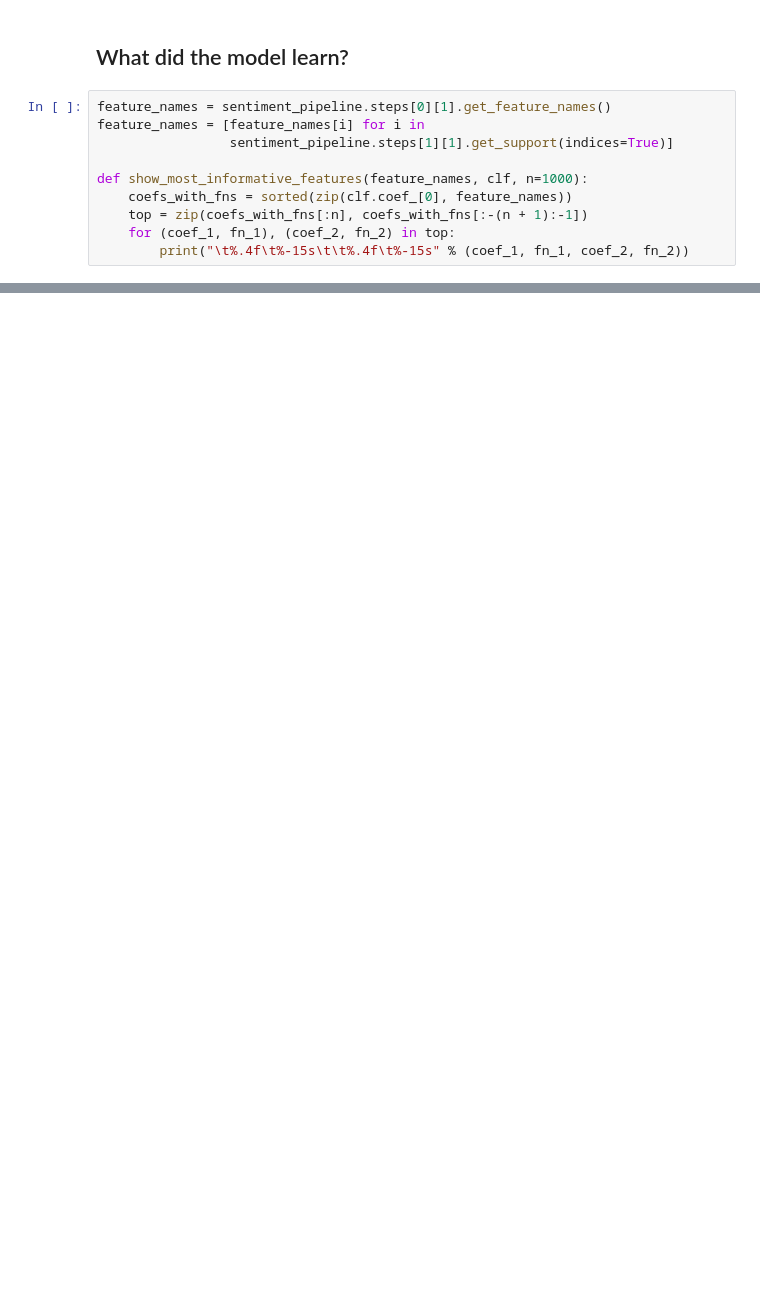
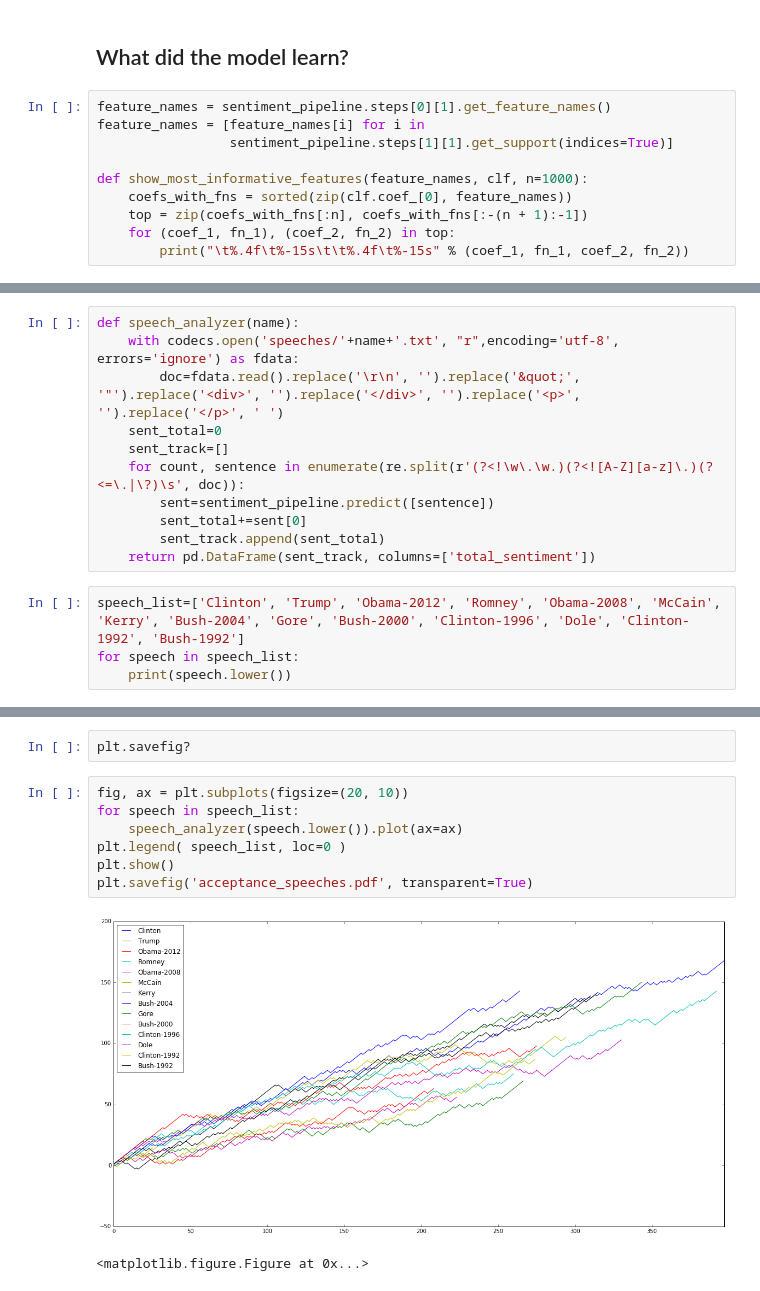
Before and after one commit to spm2164/beepo, a Jupyter notebook: election sentiment/sentiment.ipynb, the cells around one changed output, grey strips where cells are left out. Cells and saved outputs as stored; diff of their text form; blank space fills up the shorter version.

Commit message:
added finished notebook and speeches

```diff
--- a/election sentiment/sentiment.ipynb
+++ b/election sentiment/sentiment.ipynb
@@ -133,0 +256,15 @@ show_most_informative_features(feature_names, sentiment_pipeline.steps[2][1], n=
+# %%
+def speech_analyzer(name):
+    with codecs.open('speeches/'+name+'.txt', "r",encoding='utf-8', errors='ignore') as fdata:
+        doc=fdata.read().replace('\r\n', '').replace('&quot;', '"').replace('<div>', '').replace('</div>', '').replace('<p>', '').replace('</p>', ' ')
+    sent_total=0
+    sent_track=[]
+    for count, sentence in enumerate(re.split(r'(?<!\w\.\w.)(?<![A-Z][a-z]\.)(?<=\.|\?)\s', doc)):
+        sent=sentiment_pipeline.predict([sentence])
+        sent_total+=sent[0]
+        sent_track.append(sent_total)
+    return pd.DataFrame(sent_track, columns=['total_sentiment'])
+# %%
+speech_list=['Clinton', 'Trump', 'Obama-2012', 'Romney', 'Obama-2008', 'McCain', 'Kerry', 'Bush-2004', 'Gore', 'Bush-2000', 'Clinton-1996', 'Dole', 'Clinton-1992', 'Bush-1992']
+for speech in speech_list:
+    print(speech.lower())
@@ -133,0 +286,12 @@ show_most_informative_features(feature_names, sentiment_pipeline.steps[2][1], n=
+# %%
+plt.savefig?
+# %%
+fig, ax = plt.subplots(figsize=(20, 10))
+for speech in speech_list:
+    speech_analyzer(speech.lower()).plot(ax=ax)
+plt.legend( speech_list, loc=0 )
+plt.show()
+plt.savefig('acceptance_speeches.pdf', transparent=True)
+# %% [output]
+[figure, added]
+<matplotlib.figure.Figure at 0x...>
```
Also changed, not shown: parts of 24 cells of this notebook, 15 other files.
